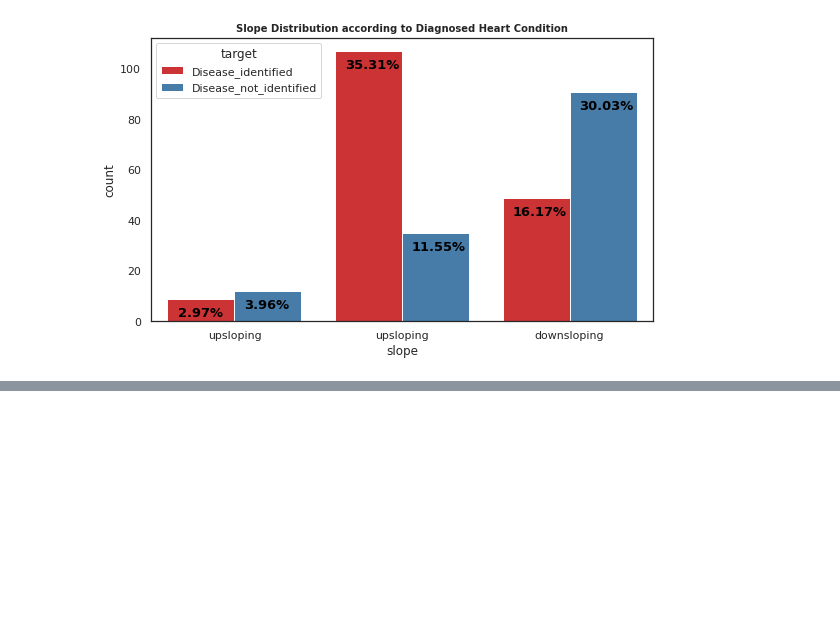
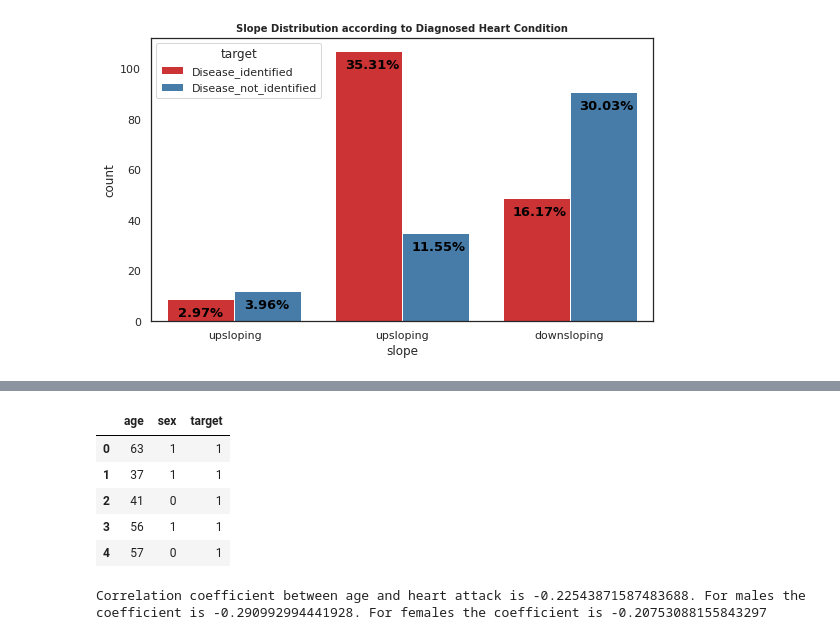
Before and after one commit to VentureMikey/ALK2021BD, a Jupyter notebook: 28818_Biostatistics_GCollab_final.ipynb, the cells around one changed output, grey strips where cells are left out. Cells and saved outputs as stored; diff of their text form; code cells hidden in the pictures; blank space fills up the shorter version.

```diff
--- a/28818_Biostatistics_GCollab_final.ipynb
+++ b/28818_Biostatistics_GCollab_final.ipynb
@@ -489,0 +533,21 @@ plt.tight_layout()
+# %%
+HEART = pd.read_csv('/content/heart.csv')
+# %%
+HEART_LIN=HEART[["age", "sex", "target"]]
+# %%
+HEART_LIN.head()
+# %% [output]
+|  | age | sex | target |
+| 0 | 63 | 1 | 1 |
+| 1 | 37 | 1 | 1 |
+| 2 | 41 | 0 | 1 |
+| 3 | 56 | 1 | 1 |
+| 4 | 57 | 0 | 1 |
+# %%
+corr1 = np.corrcoef(HEART_LIN["age"], HEART_LIN["target"])[0][1]
+corr2 = np.corrcoef(HEART_LIN[HEART_LIN["sex"] == 1]["age"], HEART_LIN[HEART_LIN["sex"] == 1]["target"])[0][1]
+corr3 = np.corrcoef(HEART_LIN[HEART_LIN["sex"] == 0]["age"], HEART_LIN[HEART_LIN["sex"] == 0]["target"])[0][1]
+
+print(f"Correlation coefficient between age and heart attack is {corr1}. For males the coefficient is {corr2}. For females the coefficient is {corr3}")
+# %% [output]
+Correlation coefficient between age and heart attack is -0.22543871587483688. For males the coefficient is -0.290992994441928. For females the coefficient is -0.20753088155843297
```
Also changed, not shown: parts of 12 cells of this notebook.
